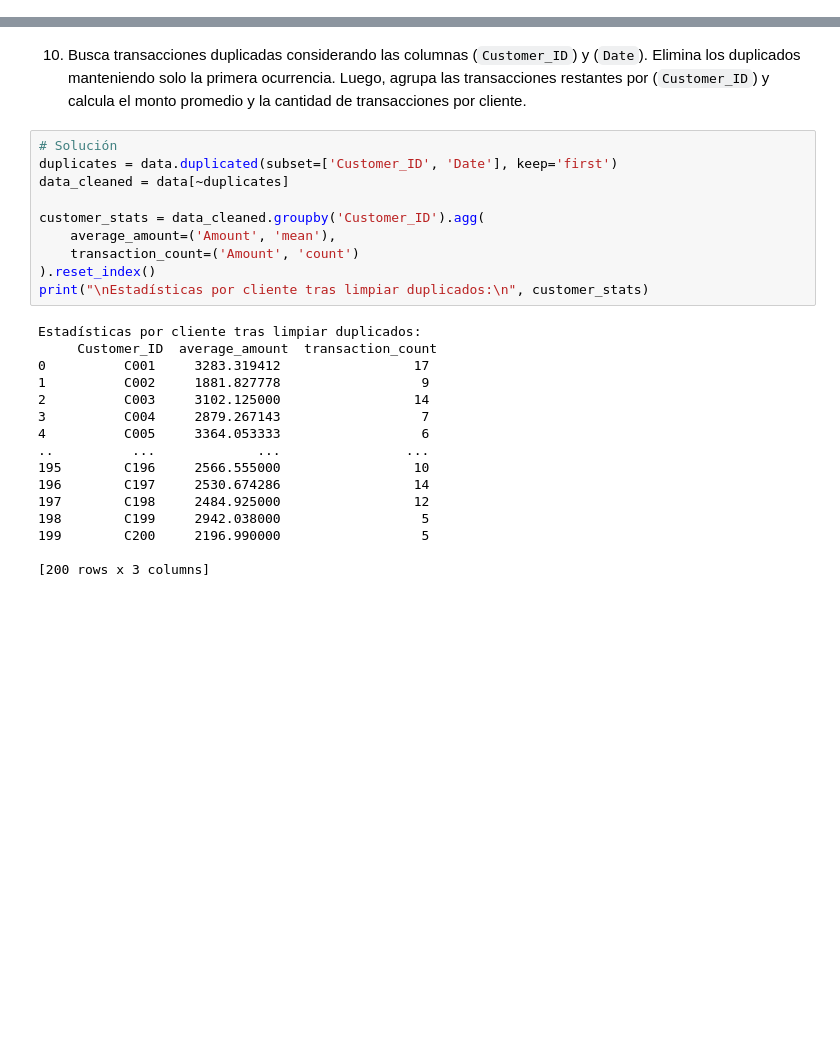
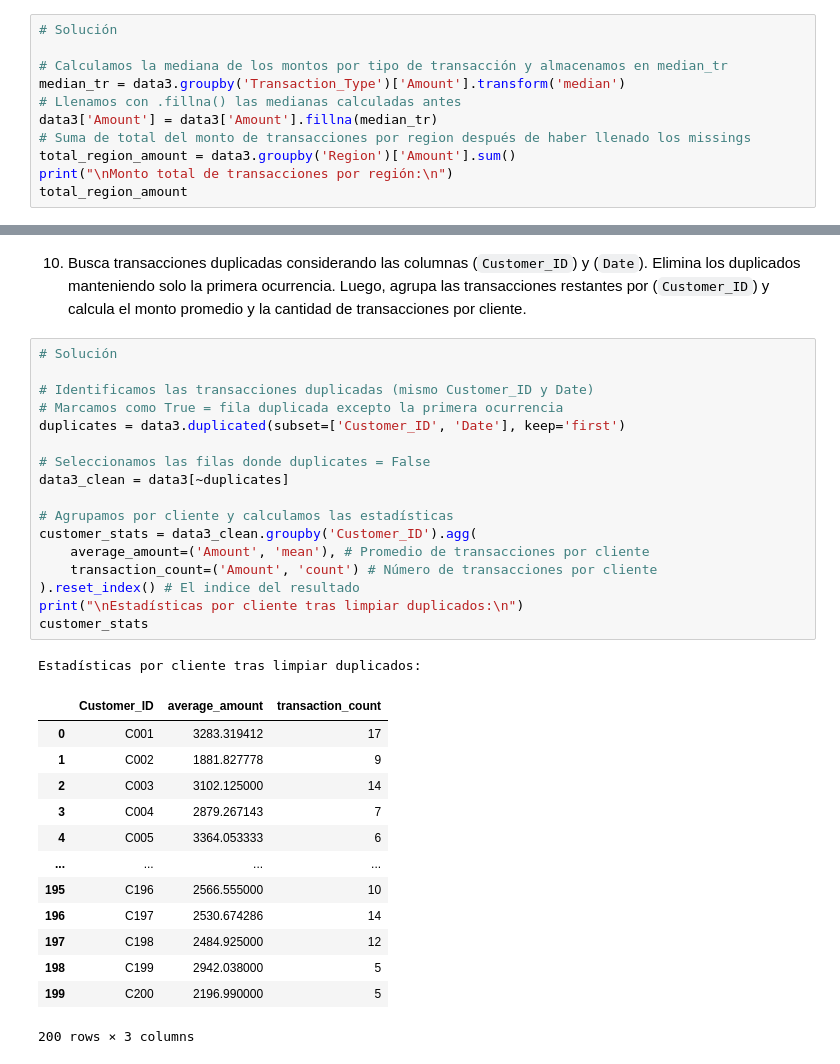
Before and after one commit to MandarineLab/tarea-4-3-torres-chipana-mamani, a Jupyter notebook: tarea_4_plantilla.ipynb, the cells around one changed output, grey strips where cells are left out. Saved outputs shown, nothing was run; the diff lists cells and outputs as text; blank space fills up the shorter version.

```diff
--- a/tarea_4_plantilla.ipynb
+++ b/tarea_4_plantilla.ipynb
@@ -313,0 +338,11 @@ Name: Amount, dtype: float64
+# %%
+# Solución
+
+# Calculamos la mediana de los montos por tipo de transacción y almacenamos en median_tr
+median_tr = data3.groupby('Transaction_Type')['Amount'].transform('median')
+# Llenamos con .fillna() las medianas calculadas antes
+data3['Amount'] = data3['Amount'].fillna(median_tr)
+# Suma de total del monto de transacciones por region después de haber llenado los missings
+total_region_amount = data3.groupby('Region')['Amount'].sum()
+print("\nMonto total de transacciones por región:\n")
+total_region_amount
@@ -315,27 +358,33 @@ Name: Amount, dtype: float64
 10. Busca transacciones duplicadas considerando las columnas (`Customer_ID`) y (`Date`). Elimina los duplicados manteniendo solo la primera ocurrencia. Luego, agrupa las transacciones restantes por (`Customer_ID`) y calcula el monto promedio y la cantidad de transacciones por cliente.
 # %%
 # Solución
-duplicates = data.duplicated(subset=['Customer_ID', 'Date'], keep='first')
-data_cleaned = data[~duplicates]
 
-customer_stats = data_cleaned.groupby('Customer_ID').agg(
-    average_amount=('Amount', 'mean'),
-    transaction_count=('Amount', 'count')
-).reset_index()
-print("\nEstadísticas por cliente tras limpiar duplicados:\n", customer_stats)
+# Identificamos las transacciones duplicadas (mismo Customer_ID y Date)
+# Marcamos como True = fila duplicada excepto la primera ocurrencia
+duplicates = data3.duplicated(subset=['Customer_ID', 'Date'], keep='first')
+
+# Seleccionamos las filas donde duplicates = False
+data3_clean = data3[~duplicates]
+
+# Agrupamos por cliente y calculamos las estadísticas
+customer_stats = data3_clean.groupby('Customer_ID').agg(
+    average_amount=('Amount', 'mean'), # Promedio de transacciones por cliente
+    transaction_count=('Amount', 'count') # Número de transacciones por cliente
+).reset_index() # El indice del resultado
+print("\nEstadísticas por cliente tras limpiar duplicados:\n")
+customer_stats
 # %% [output]
 Estadísticas por cliente tras limpiar duplicados:
-     Customer_ID  average_amount  transaction_count
-0          C001     3283.319412                 17
-1          C002     1881.827778                  9
-2          C003     3102.125000                 14
-3          C004     2879.267143                  7
-4          C005     3364.053333                  6
-..          ...             ...                ...
-195        C196     2566.555000                 10
-196        C197     2530.674286                 14
-197        C198     2484.925000                 12
-198        C199     2942.038000                  5
-199        C200     2196.990000                  5
-
-[200 rows x 3 columns]
+|  | Customer_ID | average_amount | transaction_count |
+| 0 | C001 | 3283.319412 | 17 |
+| 1 | C002 | 1881.827778 | 9 |
+| 2 | C003 | 3102.125000 | 14 |
+| 3 | C004 | 2879.267143 | 7 |
+| 4 | C005 | 3364.053333 | 6 |
+| ... | ... | ... | ... |
+| 195 | C196 | 2566.555000 | 10 |
+| 196 | C197 | 2530.674286 | 14 |
+| 197 | C198 | 2484.925000 | 12 |
+| 198 | C199 | 2942.038000 | 5 |
+| 199 | C200 | 2196.990000 | 5 |
+200 rows × 3 columns
```
Also changed, not shown: parts of 12 cells of this notebook.
